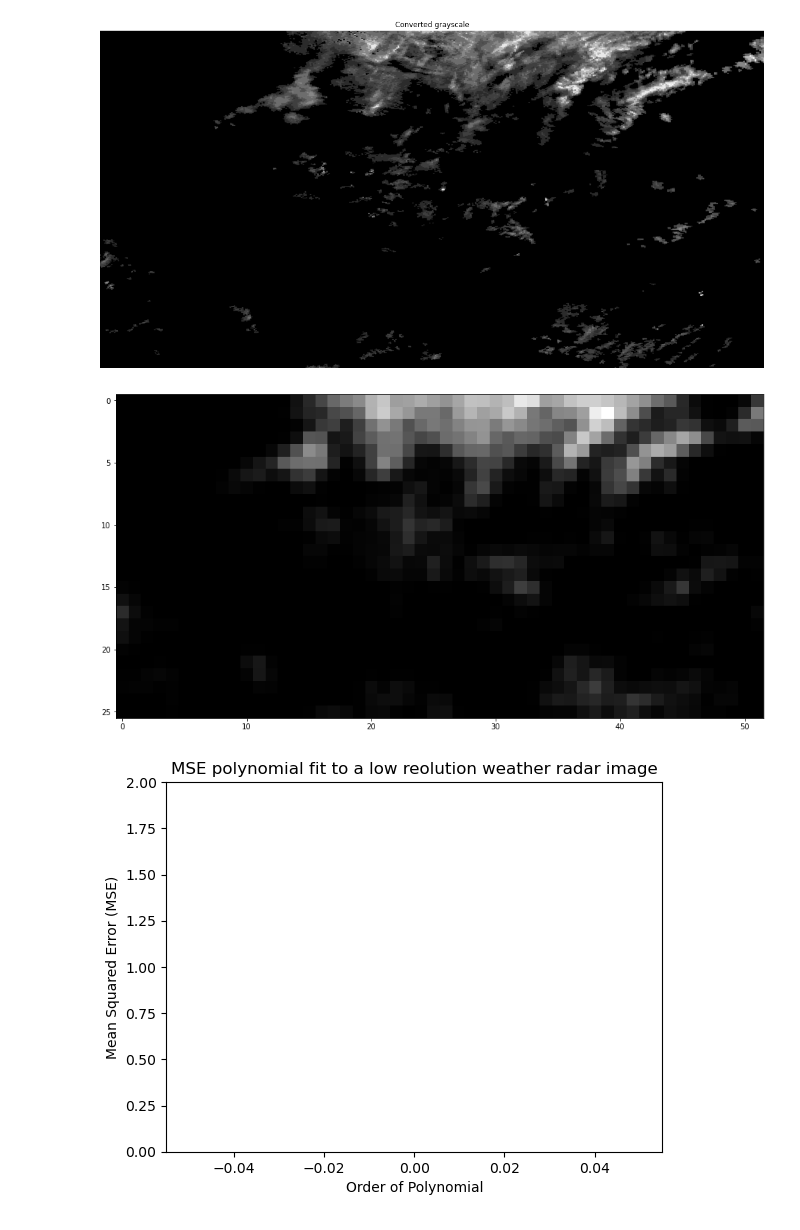
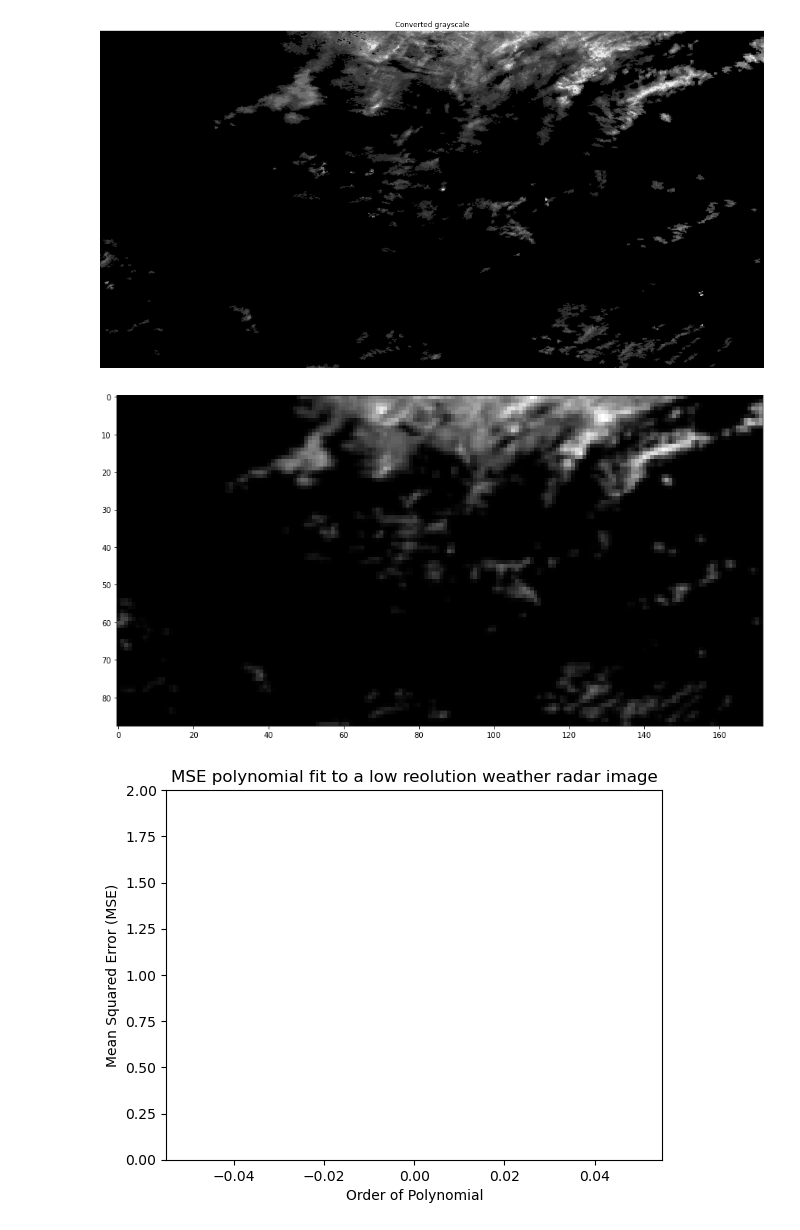
Before and after one commit to eoydvin/FYS-STK4155, a Jupyter notebook: Project_2/SGD regression.ipynb, the cells around one changed output. Saved outputs shown, nothing was run; the diff lists cells and outputs as text; code cells hidden in the pictures.

```diff
--- a/Project_2/SGD regression.ipynb
+++ b/Project_2/SGD regression.ipynb
@@ -36,14 +39,14 @@ plt.show()
 [figure]
 # %%
 from skimage.transform import rescale
-scale_factor = 0.015 # 0.015 and lower gives over-fitting tendencies
+scale_factor = 0.05 # 0.015 and lower gives over-fitting tendencies
 radar_rescaled = rescale(radar, scale_factor)
 
 fig, ax = plt.subplots(figsize=(20,8))
 ax.imshow(radar_rescaled, cmap='gray')
 plt.show()
 # %% [output]
-[figure, old version]
+[figure, new version]
 # %%
 import matplotlib.pyplot as plt
 import numpy as np
```
Also changed, not shown: parts of 5 cells of this notebook, 6 other files.
